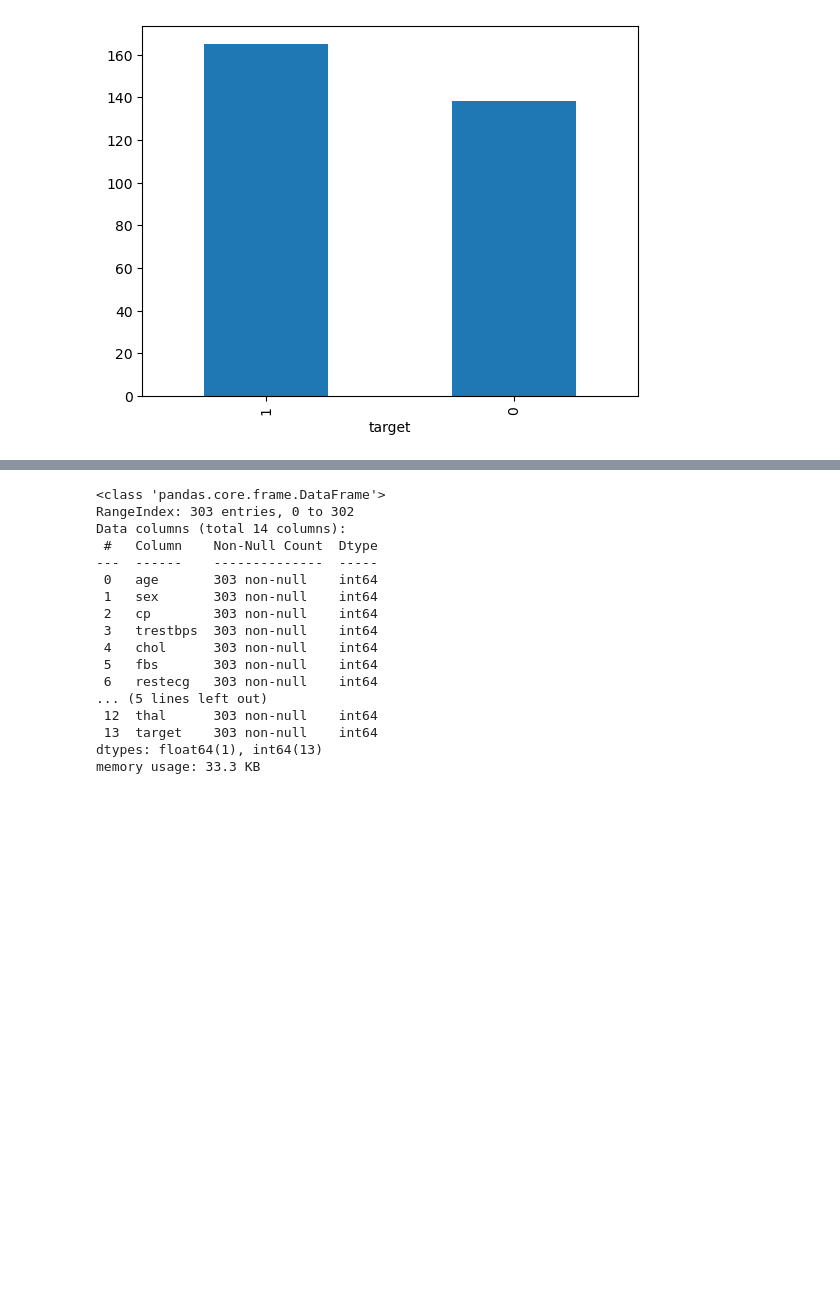
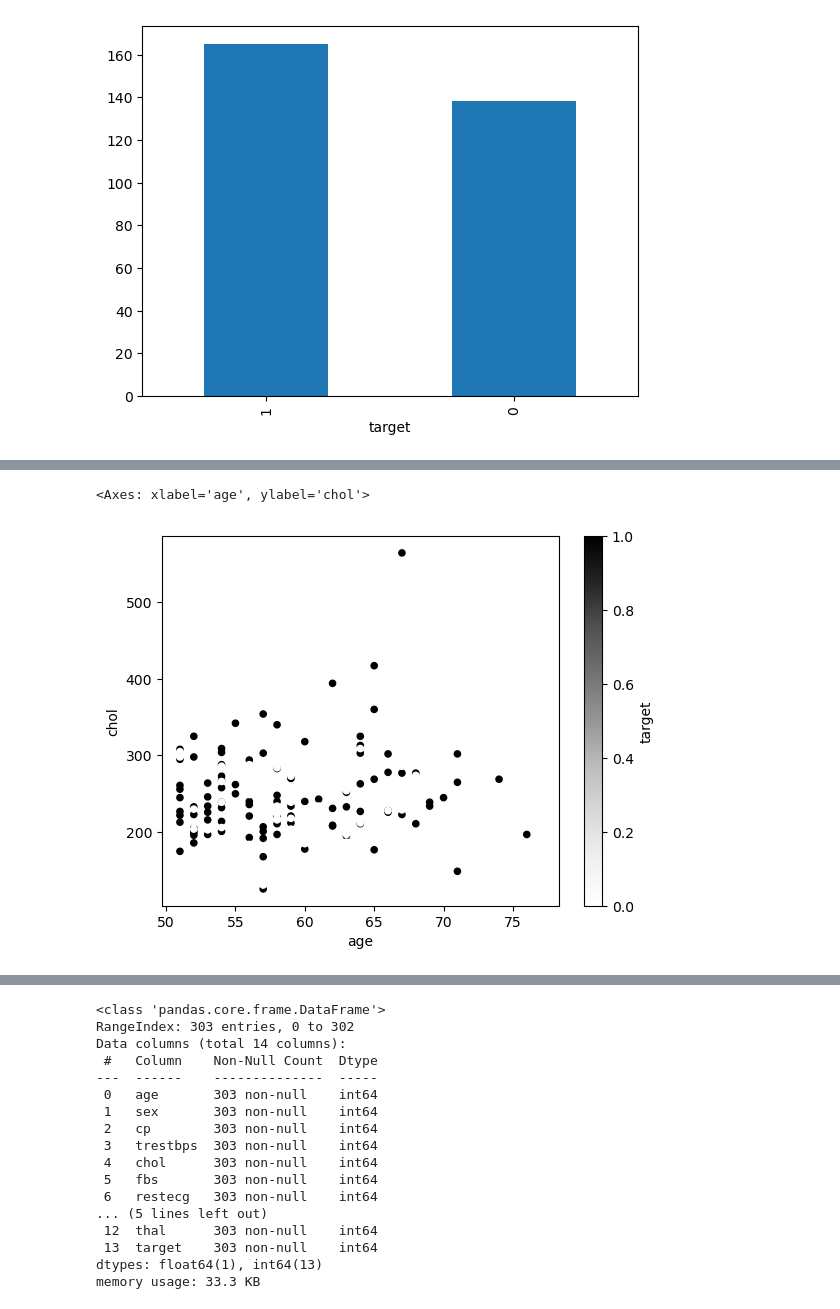
Before and after one commit to CodeHariK/FireShadow, a Jupyter notebook: Project/heart/heart.ipynb, the cells around one changed output, grey strips where cells are left out. Cells and saved outputs as stored; diff of their text form; code cells hidden in the pictures; blank space fills up the shorter version.

```diff
--- a/Project/heart/heart.ipynb
+++ b/Project/heart/heart.ipynb
@@ -24,0 +42,6 @@ heart.target.value_counts().plot(kind="bar")
+# %%
+over50=heart[heart.age > 50]
+over50.plot(kind='scatter', x='age', y='chol', c='target')
+# %% [output]
+<Axes: xlabel='age', ylabel='chol'>
+[figure, added]
```
Also changed, not shown: parts of 13 cells of this notebook.
